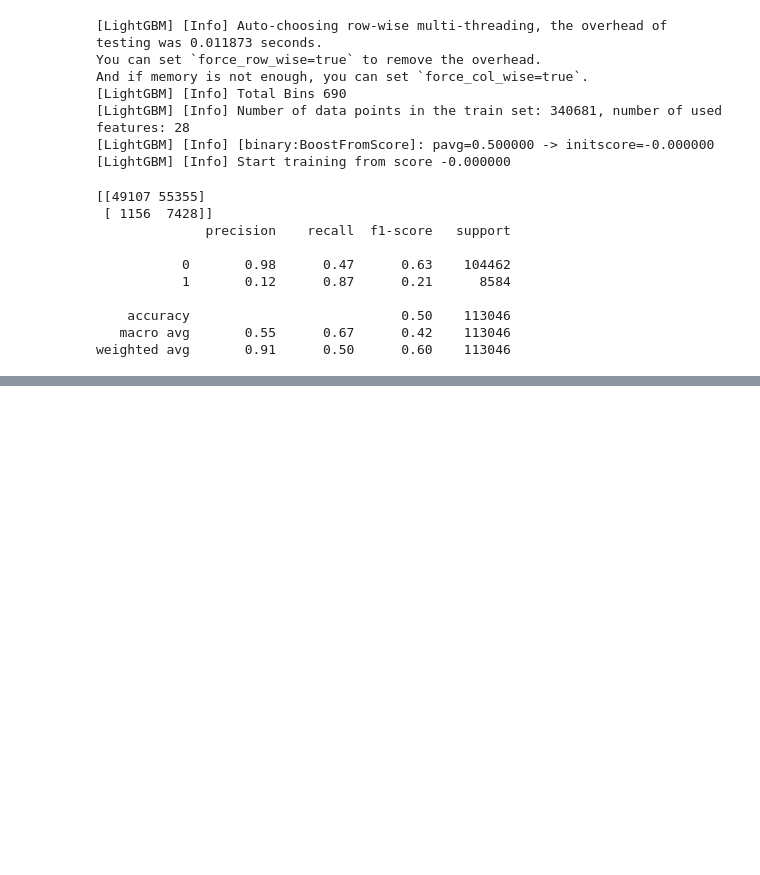
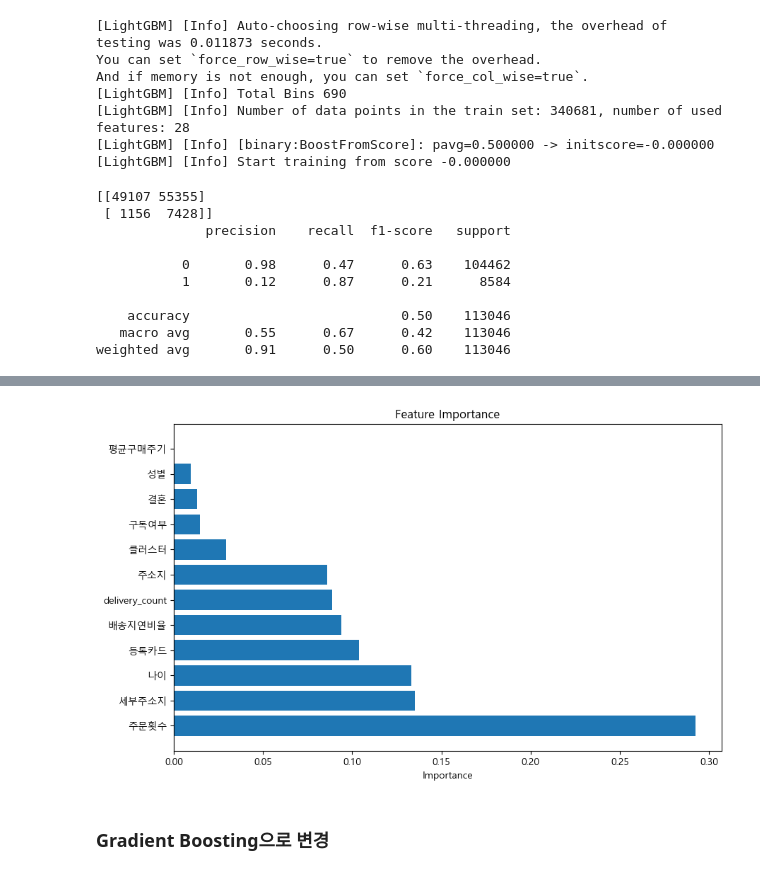
Before and after one commit to dldbwns23/DSA17_project, a Jupyter notebook: lyj_EDA_preprocess.ipynb, the cells around one changed output, grey strips where cells are left out. Drawn from its saved outputs; the diff is of its cells as text; code cells hidden in the pictures; blank space fills up the shorter version.

```diff
--- a/lyj_EDA_preprocess.ipynb
+++ b/lyj_EDA_preprocess.ipynb
@@ -2204,0 +2230,18 @@ weighted avg       0.91      0.50      0.60    113046
+# %%
+active_member = df_member[df_member['회원상태'] == '정상회원']['회원번호']
+active_member = pd.merge(active_member, ppp_result.drop_duplicates(subset='회원번호'))
+# 유령회원 판별을 위한 최신주문일시 칼럼 추가
+temp = memberwise_sales.pivot_table(index='회원번호', values='주문일시', aggfunc='max').rename(columns={'주문일시':'최신주문일시'}).reset_index()
+active_member = pd.merge(active_member, temp)
+
+# 배송 지연 비율 구하기 위한 칼럼 추가
+temp2 = df_sales.pivot_table(index='회원번호', values='주문일시', aggfunc='count').rename(columns={'주문일시': '주문횟수'}).reset_index()
+active_member = pd.merge(active_member,temp2)
+
+active_member = pd.merge(df_member, active_member)
+memberwise_sales.pivot_table(index='회원번호', values='주문시간', aggfunc='sum')
+active_member['isghost'] = active_member['최신주문일시'] < datetime.datetime(2021,8,30)
+
+active_member = pd.merge(active_member, deli_result)
+active_member['배송지연비율'] = active_member['delivery_count'] / active_member['주문횟수']
+active_member
@@ -2204,0 +2326,21 @@ weighted avg       0.91      0.50      0.60    113046
+# %%
+# 특성 중요도 추출
+importances = model.feature_importances_
+
+# 특성 이름
+feature_names = X.columns
+
+# 중요도를 데이터프레임으로 변환
+importance_df = pd.DataFrame({'Feature': feature_names, 'Importance': importances})
+importance_df = importance_df.sort_values(by='Importance', ascending=False)
+
+# 중요도 시각화
+plt.figure(figsize=(10, 6))
+plt.barh(importance_df['Feature'], importance_df['Importance'])
+plt.xlabel('Importance')
+plt.title('Feature Importance')
+plt.show()
+# %% [output]
+[figure, added]
+# %% [markdown]
+### Gradient Boosting으로 변경
```
Also changed, not shown: parts of 32 cells of this notebook.
